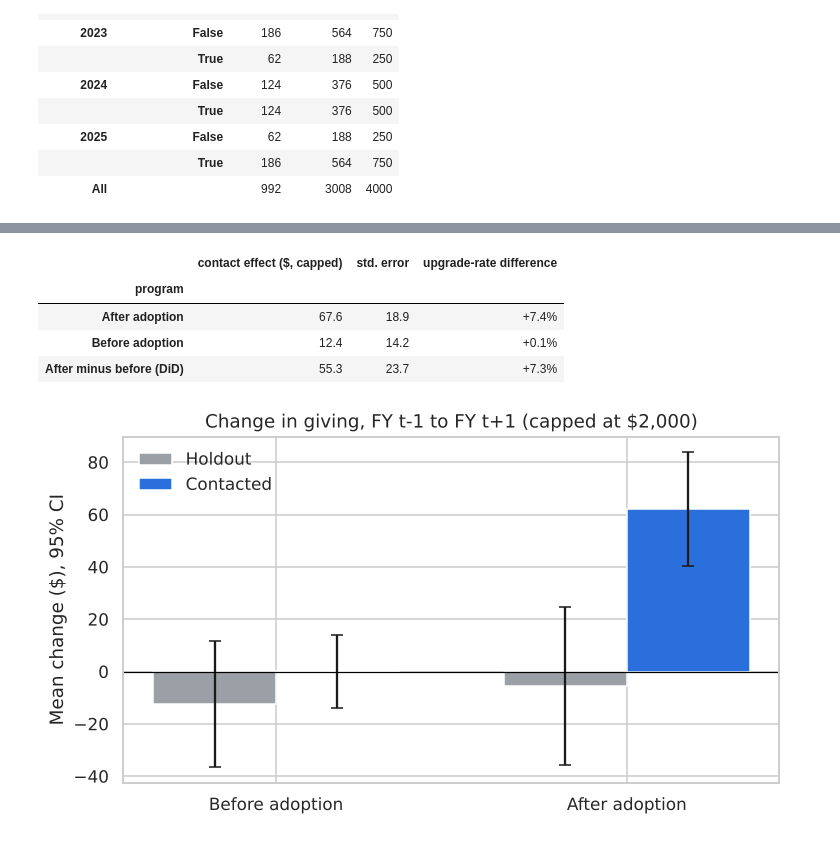
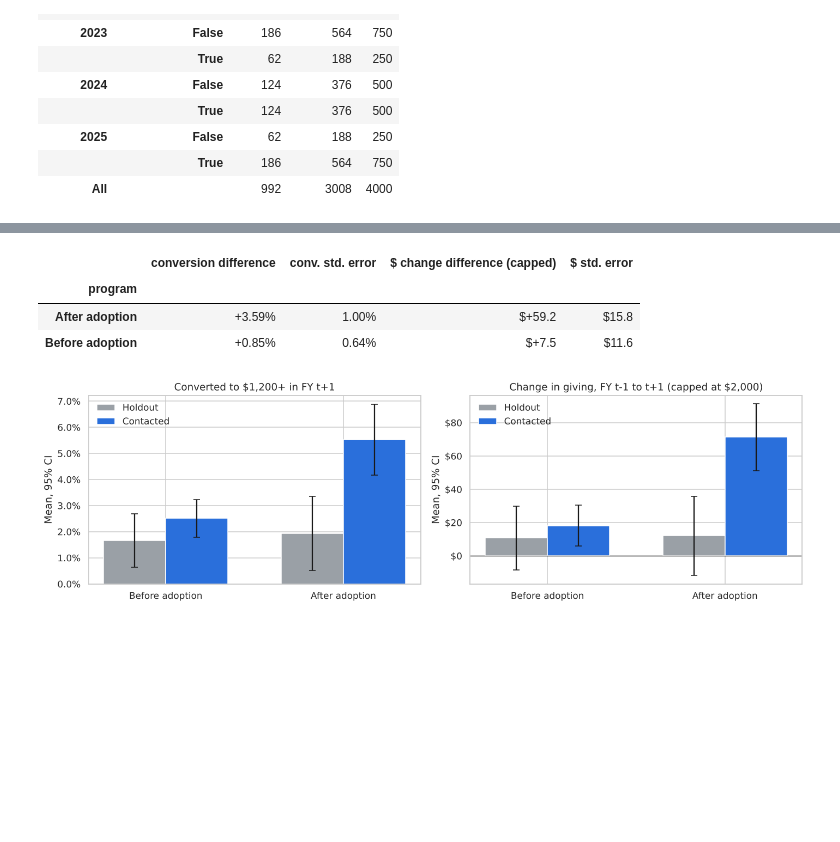
Before and after one commit to kateklinger6/MSBA_CAPSTONE_2, a Jupyter notebook: notebooks/EDA_PBS_Utah_Donors.ipynb, the cells around one changed output, grey strips where cells are left out. Drawn from its saved outputs; the diff is of its cells as text; code cells hidden in the pictures; blank space fills up the shorter version.

```diff
--- a/notebooks/EDA_PBS_Utah_Donors.ipynb
+++ b/notebooks/EDA_PBS_Utah_Donors.ipynb
@@ -668,0 +563,11 @@ The University of Utah giving fields are the exception. `Lifetime UofU Fundraisi
+# %%
+yr = panel.groupby("fy").agg(eligible=("conv_12m", "size"), converters=("conv_12m", "sum"), rate=("conv_12m", "mean"))
+yr.index = [f"FY{t} -> FY{t + 1}" for t in yr.index]
+fig, ax = plt.subplots(figsize=(8, 3.5))
+ax.bar(yr.index, yr["rate"], color=BLUE)
+ax.yaxis.set_major_formatter(mtick.PercentFormatter(1, decimals=2))
+for i, (r, n) in enumerate(zip(yr["rate"], yr["converters"])):
+    ax.text(i, r, f"{n} converters", ha="center", va="bottom", fontsize=9)
+ax.set(title="12-month conversion rate by snapshot year", ylabel="Converted to $1,200+")
+plt.tight_layout()
+yr.style.format({"eligible": "{:,}", "converters": "{:,}", "rate": "{:.3%}"})
@@ -668,0 +731,8 @@ The University of Utah giving fields are the exception. `Lifetime UofU Fundraisi
+# %%
+people = con[con["Primary Constituent Type"] != "Organization"].copy()
+fy26 = wide[2026].reindex(people["Constituent ID"]).fillna(0).values
+people["FY2026 giving"] = pd.cut(fy26, [-1, 0, 599, 1199, np.inf], labels=["$0", "$1-599", "$600-1,199", "$1,200+"])
+for col in ["Annual Giving Group", "Sustainer PBS Utah", "Major Donor Class PBS Utah"]:
+    people[col] = people[col].fillna("(blank)")
+leak = {col: pd.crosstab(people[col], people["FY2026 giving"]) for col in ["Annual Giving Group", "Major Donor Class PBS Utah", "Sustainer PBS Utah"]}
+pd.concat(leak, names=["field", "value"])
@@ -839,32 +954,32 @@ Selected donors with any soft credit (DAF / sponsor gift): 33% vs. 4% of all don
 # %%
-fig, ax = plt.subplots(figsize=(7, 4))
+fig, axes = plt.subplots(1, 2, figsize=(13, 4))
 x = np.arange(2)
-for i, grp in enumerate(["Holdout", "Contacted"]):
-    r = res.xs(grp, level="group").reindex(["Before adoption", "After adoption"])
-    ax.bar(x + (i - 0.5) * 0.35, r["change"], 0.35, yerr=1.96 * r["change_se"], capsize=4,
-           color=[GREY, BLUE][i], label=grp)
-ax.axhline(0, color="black", lw=0.8)
-ax.set_xticks(x, ["Before adoption", "After adoption"])
-ax.set(title="Change in giving, FY t-1 to FY t+1 (capped at $2,000)", ylabel="Mean change ($), 95% CI")
-ax.legend(frameon=False)
+for j, (col, se, title, fmt) in enumerate([
+    ("conv_rate", "conv_se", "Converted to $1,200+ in FY t+1", mtick.PercentFormatter(1)),
+    ("change", "change_se", "Change in giving, FY t-1 to t+1 (capped at $2,000)", mtick.StrMethodFormatter("${x:,.0f}")),
+]):
+    ax = axes[j]
+    for i, grp in enumerate(["Holdout", "Contacted"]):
+        r = res.xs(grp, level="group").reindex(["Before adoption", "After adoption"])
+        ax.bar(x + (i - 0.5) * 0.35, r[col], 0.35, yerr=1.96 * r[se], capsize=4, color=[GREY, BLUE][i], label=grp)
+    ax.axhline(0, color="black", lw=0.8)
+    ax.set_xticks(x, ["Before adoption", "After adoption"])
+    ax.yaxis.set_major_formatter(fmt)
+    ax.set(title=title, ylabel="Mean, 95% CI")
+    ax.legend(frameon=False)
 plt.tight_layout()
 
 con_, hold = res.xs("Contacted", level="group"), res.xs("Holdout", level="group")
 eff = pd.DataFrame({
-    "contact effect ($, capped)": con_["change"] - hold["change"],
-    "std. error": np.sqrt(con_["change_se"] ** 2 + hold["change_se"] ** 2),
-    "upgrade-rate difference": con_["upgraded"] - hold["upgraded"],
+    "conversion difference": con_["conv_rate"] - hold["conv_rate"],
+    "conv. std. error": np.sqrt(con_["conv_se"] ** 2 + hold["conv_se"] ** 2),
+    "$ change difference (capped)": con_["change"] - hold["change"],
+    "$ std. error": np.sqrt(con_["change_se"] ** 2 + hold["change_se"] ** 2),
 })
-eff.loc["After minus before (DiD)"] = [
-    eff.loc["After adoption", "contact effect ($, capped)"] - eff.loc["Before adoption", "contact effect ($, capped)"],
-    np.sqrt((eff["std. error"] ** 2).sum()),
-    eff.loc["After adoption", "upgrade-rate difference"] - eff.loc["Before adoption", "upgrade-rate difference"],
-]
-eff.style.format({"contact effect ($, capped)": "{:,.1f}", "std. error": "{:,.1f}", "upgrade-rate difference": "{:+.1%}"})
+eff.style.format({"conversion difference": "{:+.2%}", "conv. std. error": "{:.2%}", "$ change difference (capped)": "${:+,.1f}", "$ std. error": "${:,.1f}"})
 # %% [output]
-|  | contact effect ($, capped) | std. error | upgrade-rate difference |
-| program |  |  |  |
-| After adoption | 67.6 | 18.9 | +7.4% |
-| Before adoption | 12.4 | 14.2 | +0.1% |
-| After minus before (DiD) | 55.3 | 23.7 | +7.3% |
+|  | conversion difference | conv. std. error | $ change difference (capped) | $ std. error |
+| program |  |  |  |  |
+| After adoption | +3.59% | 1.00% | $+59.2 | $15.8 |
+| Before adoption | +0.85% | 0.64% | $+7.5 | $11.6 |
-[figure, old version]
+[figure, new version]
```
Also changed, not shown: parts of 97 cells of this notebook, 2 other files.
